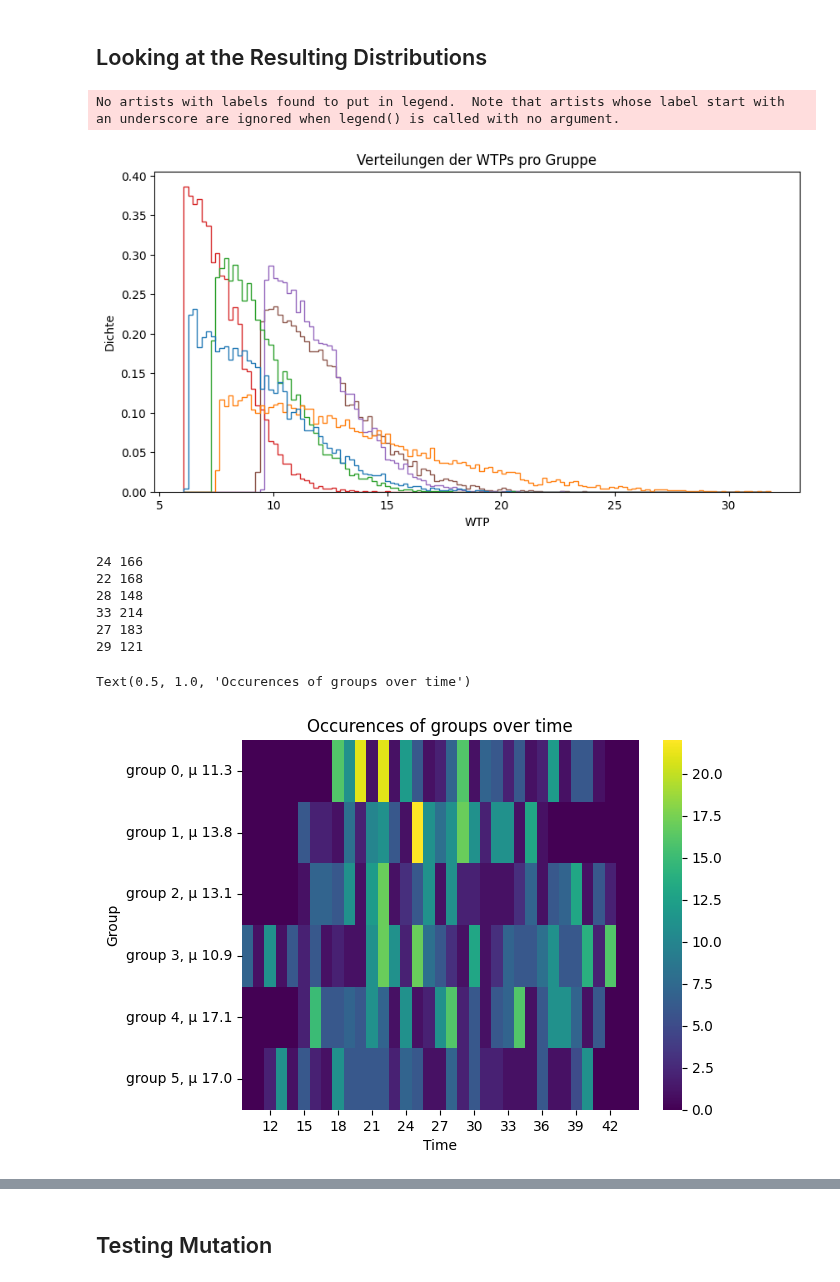
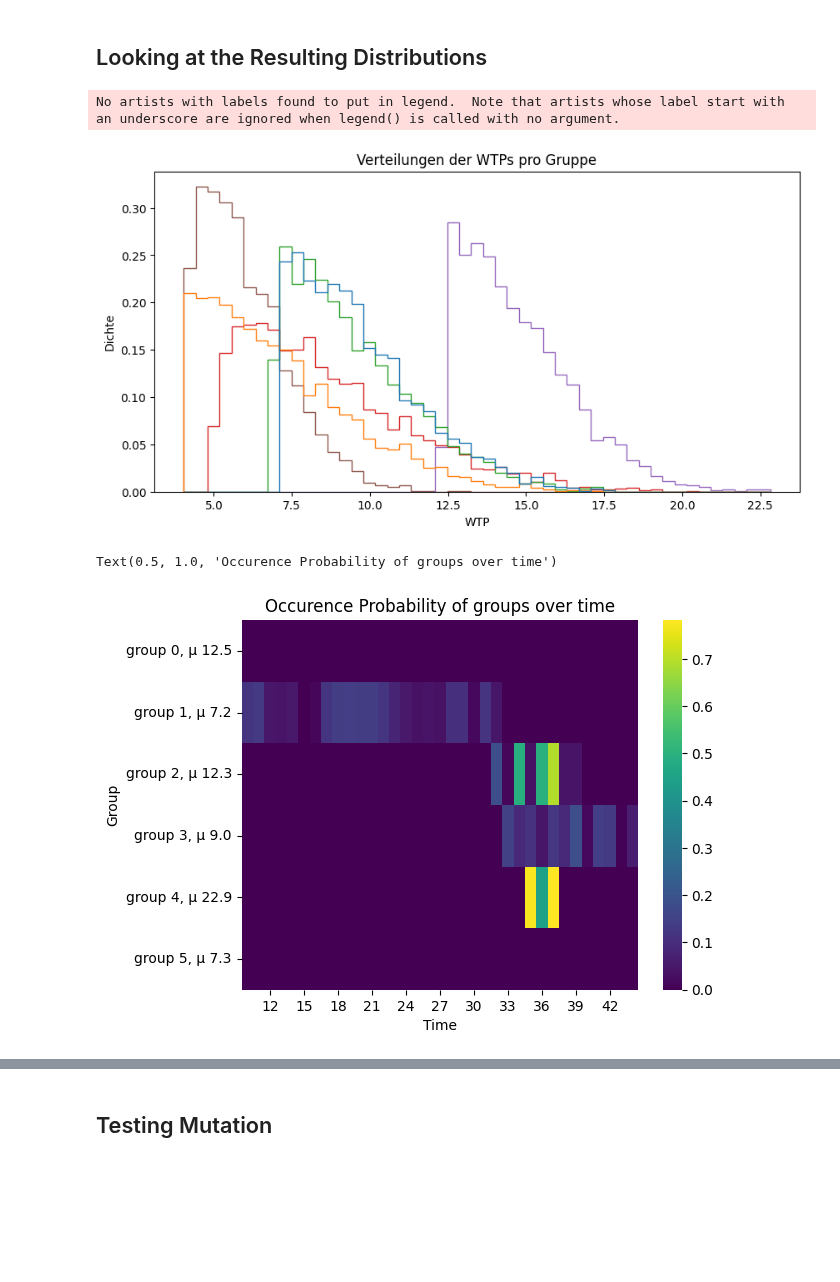
Before and after one commit to LaurinBrechter/RustStuff, a Jupyter notebook: optim-rust/ticket-pricing-genetic/code_pyton_test.ipynb, the cells around one changed output, grey strips where cells are left out. Drawn from its saved outputs; the diff is of its cells as text; code cells hidden in the pictures; blank space fills up the shorter version.

```diff
--- a/optim-rust/ticket-pricing-genetic/code_pyton_test.ipynb
+++ b/optim-rust/ticket-pricing-genetic/code_pyton_test.ipynb
@@ -31,11 +27,11 @@ def randomList(m: int, n: int, min_val:int=1) -> list[int]:
 # %%
 G = 6 # number of groups
 T = 60 # number of time periods
-N = 1000 # number of individuals
+N = 300 # number of individuals
 K = 100 # number of tickets that can be sold (capacity of plane)
 N_EVALS = 0
 
 wtp_g = stats.halfnorm.rvs(loc=4, scale=4, size=G) # location of wtp distribution for each group
 wtps_g = stats.halfnorm.rvs(loc=2, scale=2, size=G) # scale of wtp distribution for each group
 
-group_sizes = randomList(G, N)  #np.random.dirichlet([1]*G)
+group_sizes = sample_group_sizes(G, N) # randomList(G, N)  #np.random.dirichlet([1]*G)
@@ -54,52 +57,50 @@ ax.set_ylabel('Dichte')
 plt.show()
 # %% [output]
 No artists with labels found to put in legend.  Note that artists whose label start with an underscore are ignored when legend() is called with no argument.
-[figure, old version]
+[figure, new version]
 # %%
 wtp_sample = stats.halfnorm.rvs(loc=wtp_g, scale=wtp_g, size=(N, G))
 # %%
-def init_occurences(T, group_sizes) -> list[list[int]]:
+F = 2
+
+def init_occurenc_probs(T, group_sizes) -> list[list[int]]:
     occurences = []
 
     for g in group_sizes:
-        start = np.random.choice(range(10,20))
-        end = np.random.choice(range(35,45))
+        start = np.random.choice(range(0,59))
+        end = np.random.choice(range(start+1,60))
 
-        print(end-start, g)
+        probs = stats.beta.rvs(1, 1, size=end-start)
+        probs = F * probs / probs.sum()
 
         occurences.append(
             [0]*start +
-            randomList(end-start, g) +
+            list(probs) +
             [0]*(T-end)
+            # randomList(end-start, g) +
         )
 
     return occurences
+# %%
+occ = np.array(init_occurenc_probs(T, group_sizes))
 # %%
-occ = np.array(init_occurences(T, group_sizes))
 wtp = [stats.halfnorm.rvs(loc=wtp_g[idx], scale=wtps_g[idx], size=g) for idx, g in enumerate(group_sizes)]
-# %% [output]
-24 166
-22 168
-28 148
-33 214
-27 183
-29 121
 # %%
 wtp_group_mean = wtp_sample.mean(axis=0)
 # %%
 fig, ax = plt.subplots(1, 1)
 sns.heatmap(occ, ax=ax, cmap='viridis')
 ax.set_xlabel('Time')
 ax.set_ylabel('Group')
 ax.set_yticklabels(['group {}, µ {}'.format(i, round(wtp_group_mean[i], 1)) for i in range(G)])
 
 ax.set_xlim([10, 45])
 
 # rotate y labels
 plt.yticks(rotation=0)
 
-ax.set_title('Occurences of groups over time')
+ax.set_title('Occurence Probability of groups over time')
 # %% [output]
-Text(0.5, 1.0, 'Occurences of groups over time')
+Text(0.5, 1.0, 'Occurence Probability of groups over time')
-[figure, old version]
+[figure, new version]
 # %%
```
Also changed, not shown: parts of 24 cells of this notebook.
